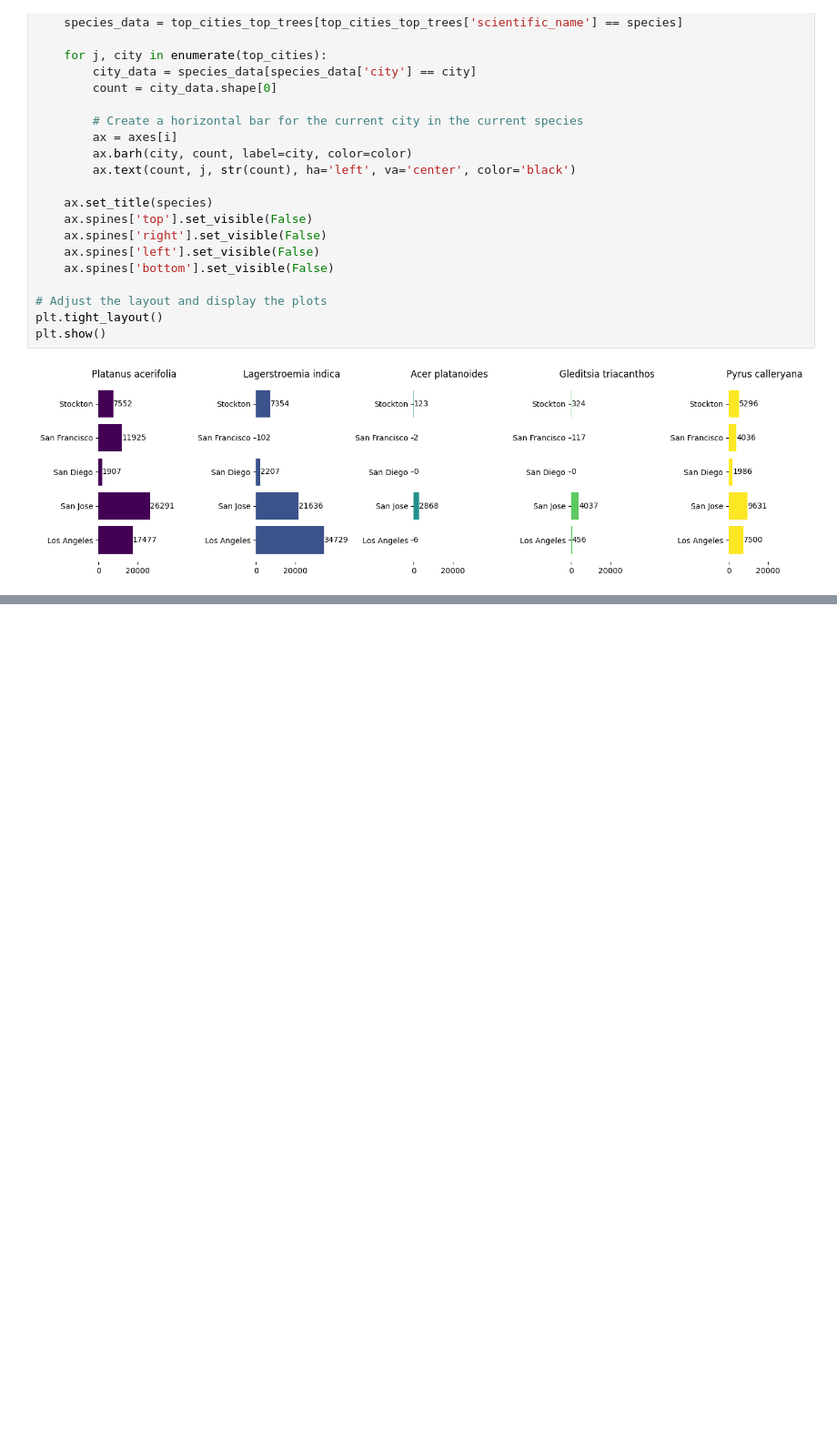
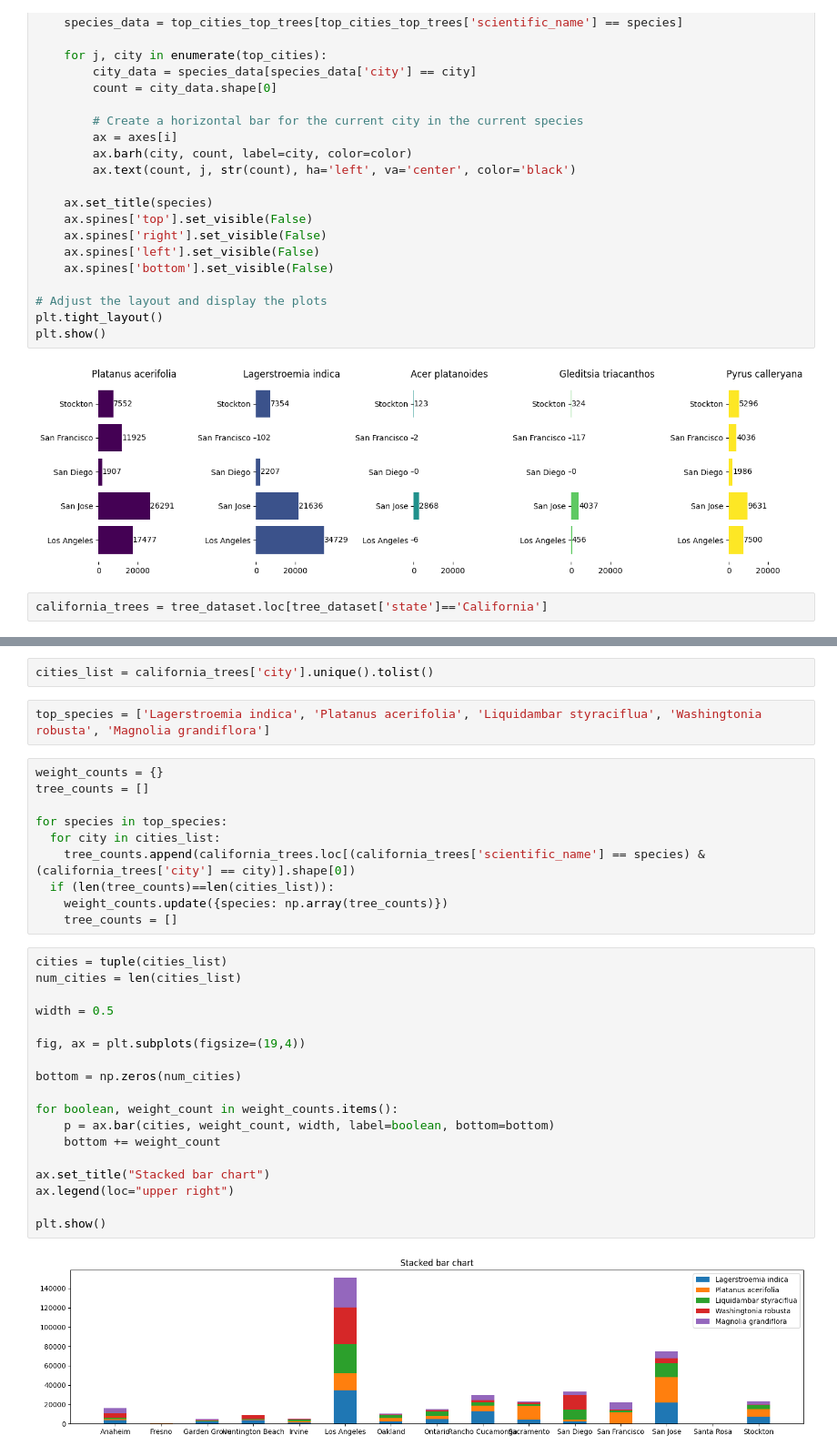
Before and after one commit to VittorioBartolomeoSecondin/DVIS-CAValli_Team, a Jupyter notebook: Assignment1 - Preprocessing.ipynb, the cells around one changed output, grey strips where cells are left out. Shown at 91% size. Saved outputs shown, nothing was run; the diff lists cells and outputs as text; blank space fills up the shorter version.

```diff
--- a/Assignment1 - Preprocessing.ipynb
+++ b/Assignment1 - Preprocessing.ipynb
@@ -676,3 +673,5 @@ plt.tight_layout()
 plt.show()
 # %% [output]
 [figure]
+# %%
+california_trees = tree_dataset.loc[tree_dataset['state']=='California']
@@ -678,0 +712,34 @@ plt.show()
+# %%
+cities_list = california_trees['city'].unique().tolist()
+# %%
+top_species = ['Lagerstroemia indica', 'Platanus acerifolia', 'Liquidambar styraciflua', 'Washingtonia robusta', 'Magnolia grandiflora']
+# %%
+weight_counts = {}
+tree_counts = []
+
+for species in top_species:
+  for city in cities_list:
+    tree_counts.append(california_trees.loc[(california_trees['scientific_name'] == species) & (california_trees['city'] == city)].shape[0])
+  if (len(tree_counts)==len(cities_list)):
+    weight_counts.update({species: np.array(tree_counts)})
+    tree_counts = []
+# %%
+cities = tuple(cities_list)
+num_cities = len(cities_list)
+
+width = 0.5
+
+fig, ax = plt.subplots(figsize=(19,4))
+
+bottom = np.zeros(num_cities)
+
+for boolean, weight_count in weight_counts.items():
+    p = ax.bar(cities, weight_count, width, label=boolean, bottom=bottom)
+    bottom += weight_count
+
+ax.set_title("Stacked bar chart")
+ax.legend(loc="upper right")
+
+plt.show()
+# %% [output]
+[figure, added]
```
Also changed, not shown: parts of 6 cells of this notebook.
